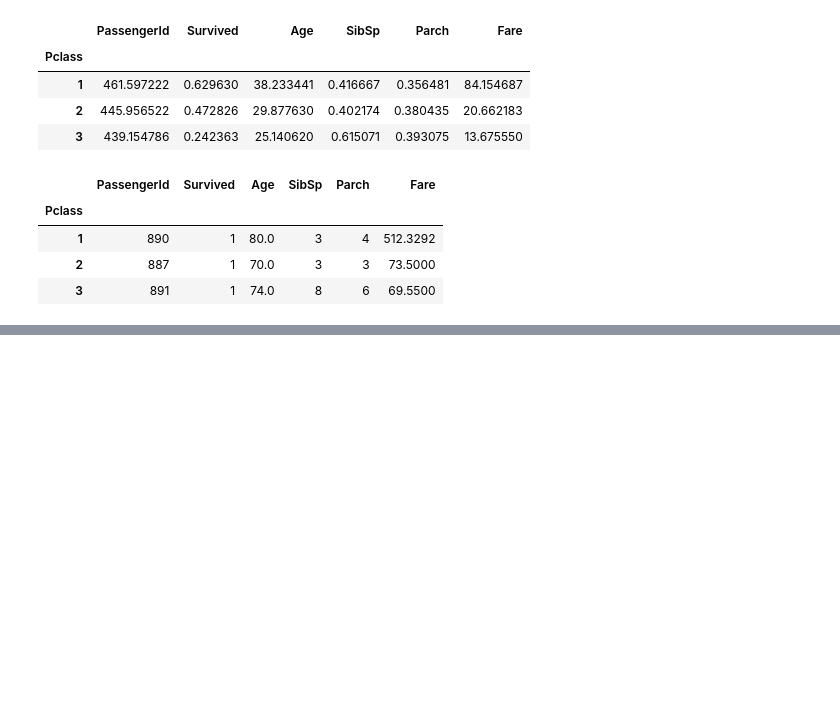
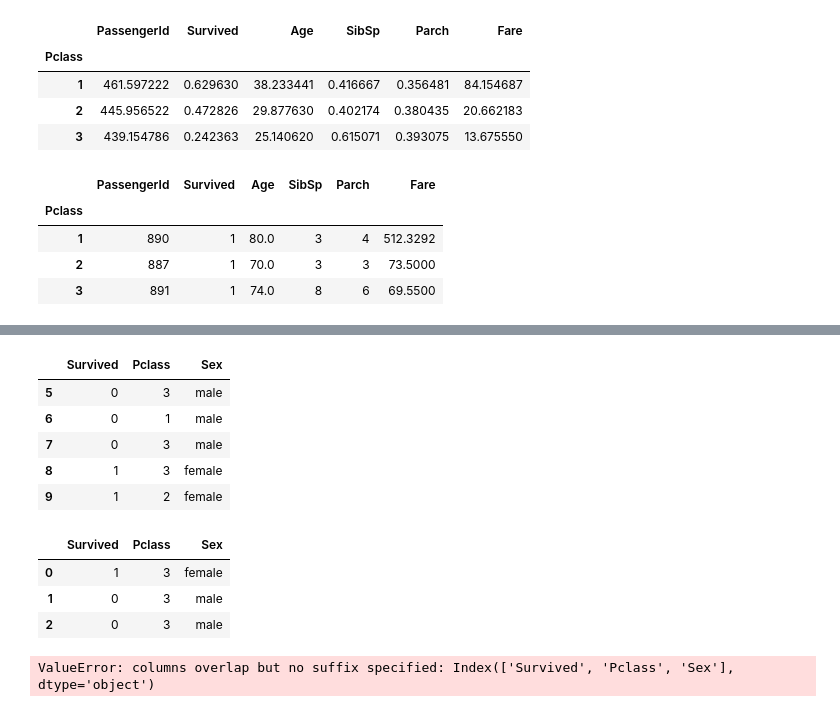
Before and after one commit to prathmeshpatil98/learnpandas, a Jupyter notebook: Advance_pandas_2_practice.ipynb, the cells around one changed output, grey strips where cells are left out. Saved outputs shown, nothing was run; the diff lists cells and outputs as text; code cells hidden in the pictures; blank space fills up the shorter version.

```diff
--- a/Advance_pandas_2_practice.ipynb
+++ b/Advance_pandas_2_practice.ipynb
@@ -222,0 +235,2 @@ g.max(numeric_only=True)
+# %%
+df2 = data[['Survived','Pclass','Sex']][5:10]
@@ -222,0 +245,20 @@ g.max(numeric_only=True)
+# %%
+df2
+# %% [output]
+|  | Survived | Pclass | Sex |
+| 5 | 0 | 3 | male |
+| 6 | 0 | 1 | male |
+| 7 | 0 | 3 | male |
+| 8 | 1 | 3 | female |
+| 9 | 1 | 2 | female |
+# %%
+pds.merge(df1,df2)
+# %% [output]
+|  | Survived | Pclass | Sex |
+| 0 | 1 | 3 | female |
+| 1 | 0 | 3 | male |
+| 2 | 0 | 3 | male |
+# %%
+df1.join(df2, on='Pclass' , how='inner')
+# %% [output]
+ValueError: columns overlap but no suffix specified: Index(['Survived', 'Pclass', 'Sex'], dtype='object')
```
Also changed, not shown: parts of 6 cells of this notebook, 2 other files.
